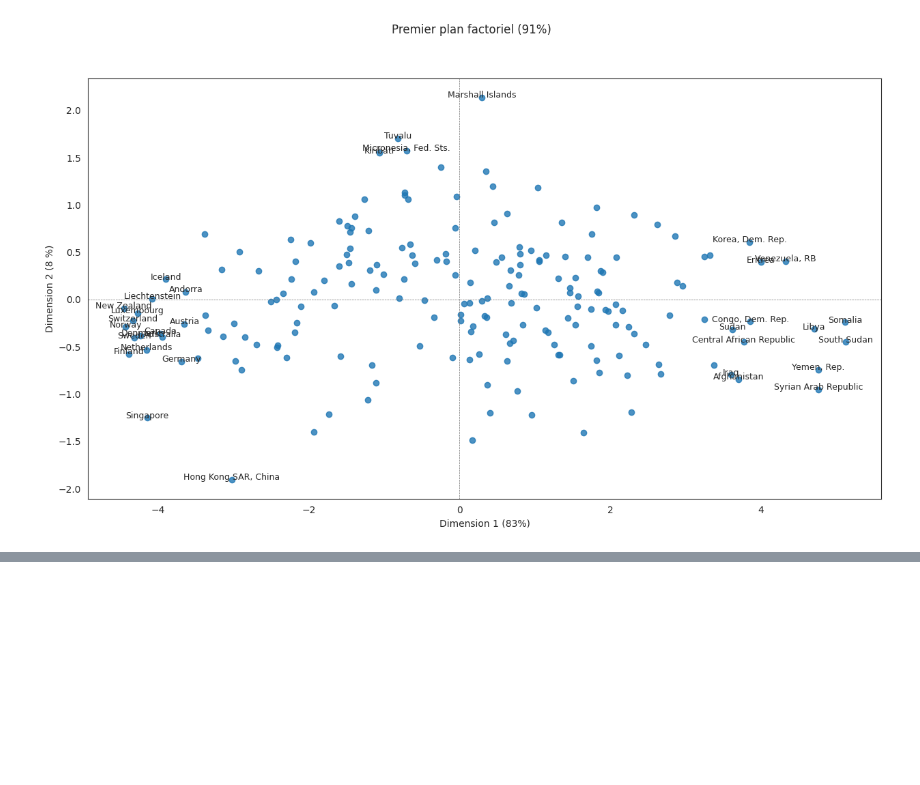
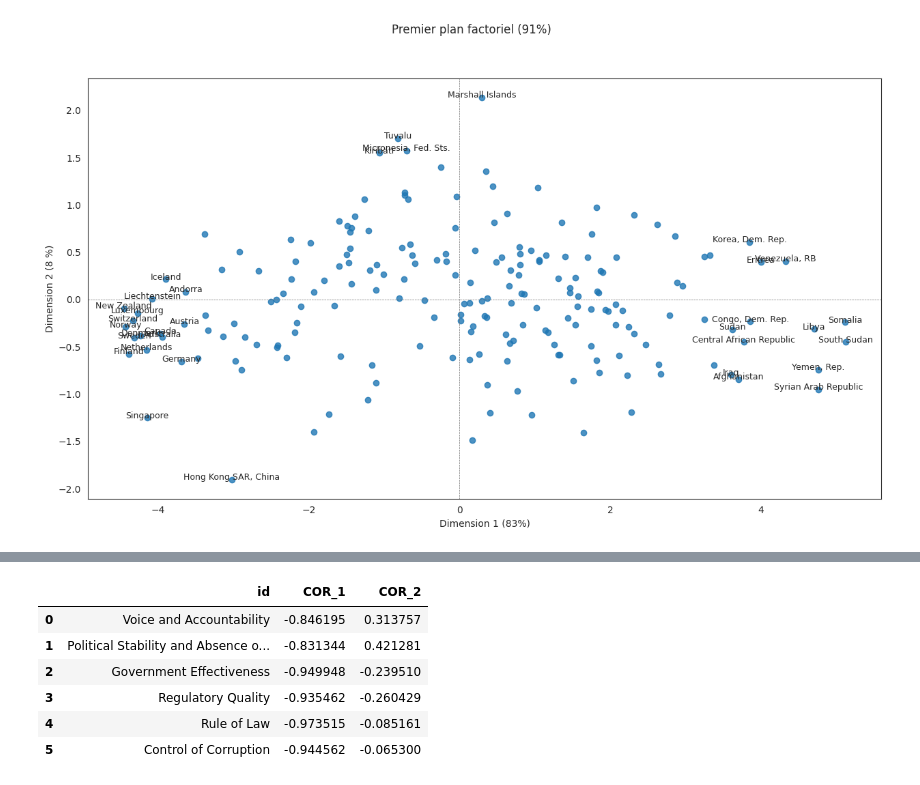
Before and after one commit to DavidTGAUTIER/mini-projects, a Jupyter notebook: Gouvernance-indicators/wgi-acp.ipynb, the cells around one changed output, grey strips where cells are left out. Drawn from its saved outputs; the diff is of its cells as text; code cells hidden in the pictures; blank space fills up the shorter version.

```diff
--- a/Gouvernance-indicators/wgi-acp.ipynb
+++ b/Gouvernance-indicators/wgi-acp.ipynb
@@ -147,0 +152,19 @@ plt.show()
+# %%
+n = WGI_num.shape[0]                         # nb individus
+p = WGI_num.shape[1]                         # nb variables
+eigval = (n-1) / n * pca.explained_variance_ # valeurs propres
+sqrt_eigval = np.sqrt(eigval)             # racine carrée des valeurs propres
+corvar = np.zeros((p,p))                  # matrice vide pour avoir les coordonnées
+for k in range(p):
+    corvar[:,k] = pca.components_[k,:] * sqrt_eigval[k]
+# on modifie pour avoir un dataframe
+coordvar = pd.DataFrame({'id': WGI_num.columns, 'COR_1': corvar[:,0], 'COR_2': corvar[:,1]})
+coordvar
+# %% [output]
+|  | id | COR_1 | COR_2 |
+| 0 | Voice and Accountability | -0.846195 | 0.313757 |
+| 1 | Political Stability and Absence o... | -0.831344 | 0.421281 |
+| 2 | Government Effectiveness | -0.949948 | -0.239510 |
+| 3 | Regulatory Quality | -0.935462 | -0.260429 |
+| 4 | Rule of Law | -0.973515 | -0.085161 |
+| 5 | Control of Corruption | -0.944562 | -0.065300 |
```
Also changed, not shown: parts of 1 cell of this notebook.
